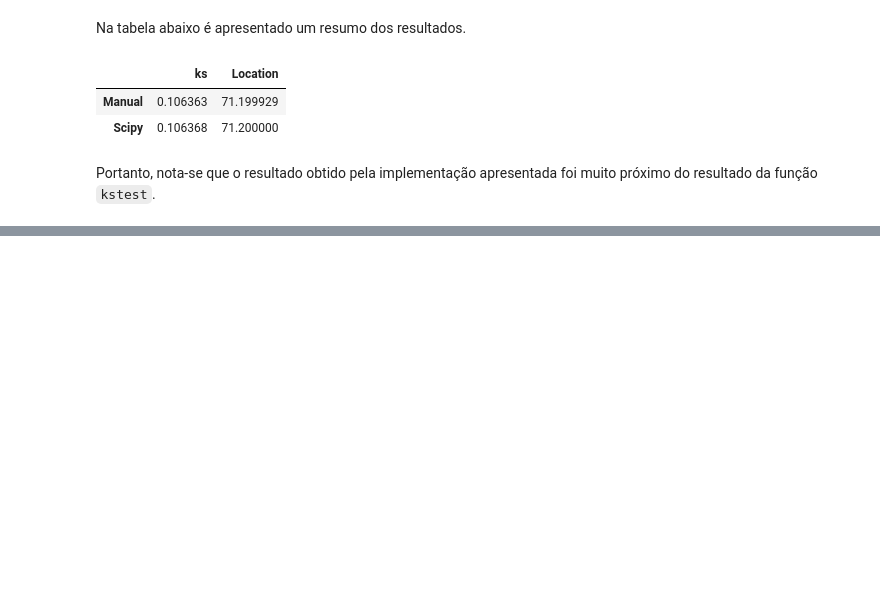
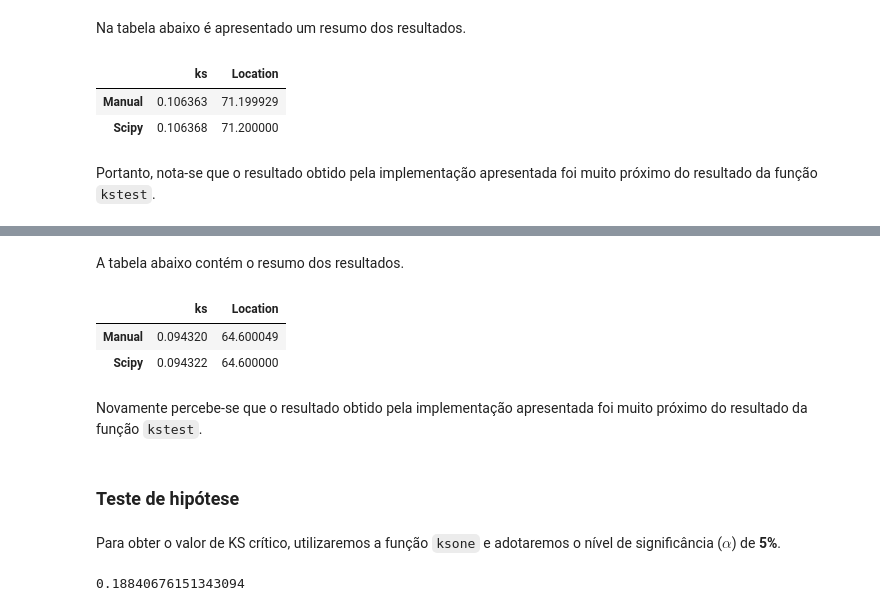
Before and after one commit to matheus-amancio/lista-01-confiabilidade-estrutural, a Jupyter notebook: q1.ipynb, the cells around one changed output, grey strips where cells are left out. Saved outputs shown, nothing was run; the diff lists cells and outputs as text; code cells hidden in the pictures; blank space fills up the shorter version.

```diff
--- a/q1.ipynb
+++ b/q1.ipynb
@@ -488,0 +553,31 @@ ss.ksone.ppf(1-0.05/2,50)
+# %% [markdown]
+A tabela abaixo contém o resumo dos resultados.
+# %%
+df_ks_gumbel_l = pd.DataFrame(
+    [
+        {"ks": ks_test_value_gumbel_l, "Location": x_ks_test_gumbel_l},
+        {
+            "ks": ks_res_gumbel_l.statistic,
+            "Location": ks_res_gumbel_l.statistic_location,
+        },
+    ]
+)
+df_ks_gumbel_l.index = ["Manual", "Scipy"]
+df_ks_gumbel_l
+# %% [output]
+|  | ks | Location |
+| Manual | 0.094320 | 64.600049 |
+| Scipy | 0.094322 | 64.600000 |
+# %% [markdown]
+Novamente percebe-se que o resultado obtido pela implementação apresentada foi muito próximo do resultado da função `kstest`.
+# %% [markdown]
+### Teste de hipótese
+# %% [markdown]
+Para obter o valor de KS crítico, utilizaremos a função `ksone` e adotaremos o nível de significância ($\alpha$) de **5%**.
+# %%
+#| code-fold: false
+alpha = 0.05
+ks_critical = ss.ksone.ppf(1 - alpha / 2, len(df_brazil_life_expectancy))
+ks_critical
+# %% [output]
+0.18840676151343094
```
Also changed, not shown: parts of 31 cells of this notebook, 5 other files.
